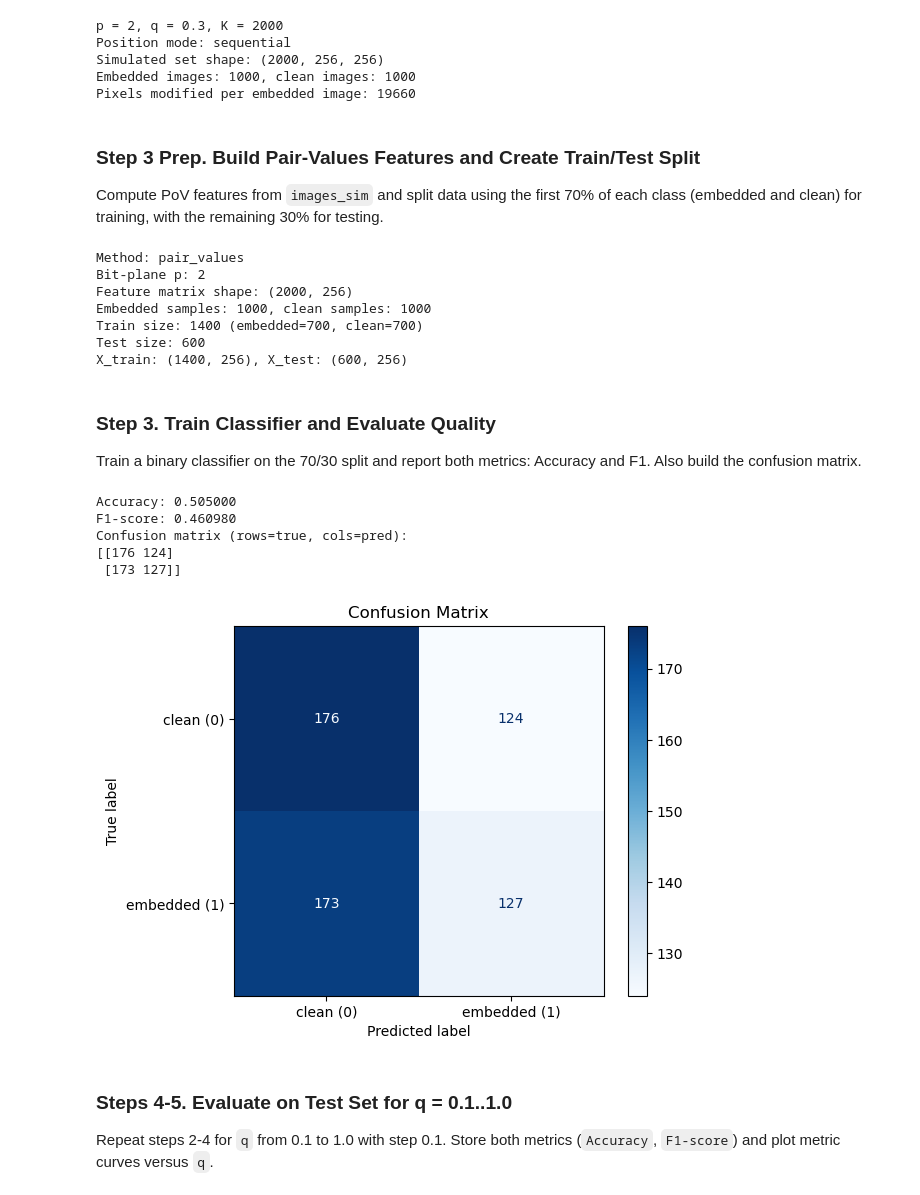
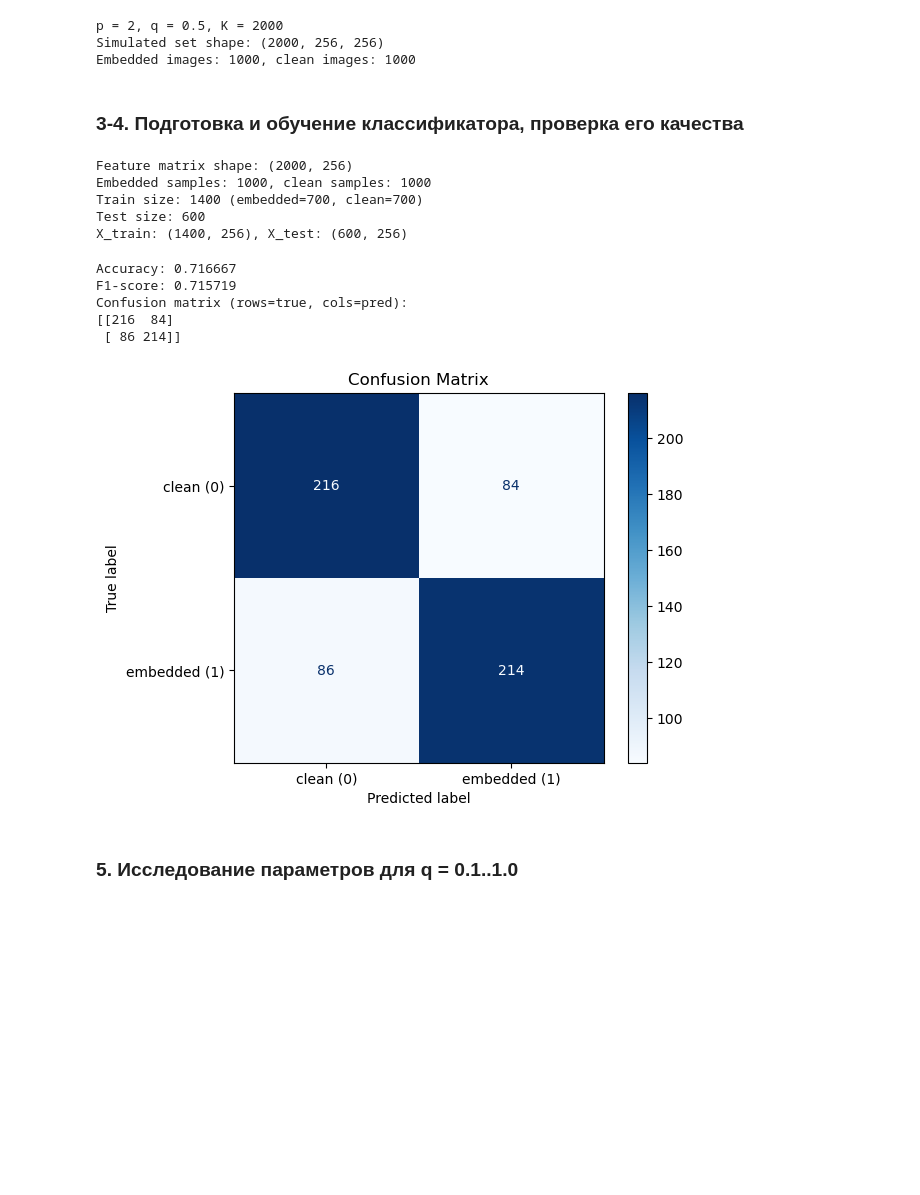
Before and after one commit to ZamotohinaMaria/CVZ, a Jupyter notebook: watermarking-main/labs/lab-4/lab-4.ipynb, the cells around one changed output. Cells and saved outputs as stored; diff of their text form; code cells hidden in the pictures; blank space fills up the shorter version.

```diff
--- a/watermarking-main/labs/lab-4/lab-4.ipynb
+++ b/watermarking-main/labs/lab-4/lab-4.ipynb
@@ -153,46 +139,32 @@ def simulate_lsb_replacement(
     return images_sim, y
 # %%
 BIT_PLANE = 2
-POSITION_MODE = "sequential"
 
-# You can change q and K for experiments
-Q_FILL = 0.3
+Q_FILL = 0.5
 K_IMAGES = images.shape[0]
 
 images_sim, y = simulate_lsb_replacement(
     images=images,
     p=BIT_PLANE,
     q=Q_FILL,
-    K=K_IMAGES,
-    position_mode=POSITION_MODE,
-    seed=42,
+    seed=42
 )
 
 print(f"p = {BIT_PLANE}, q = {Q_FILL}, K = {K_IMAGES}")
-print(f"Position mode: {POSITION_MODE}")
 print(f"Simulated set shape: {images_sim.shape}")
 print(f"Embedded images: {int(y.sum())}, clean images: {int((y == 0).sum())}")
-print(f"Pixels modified per embedded image: {int(np.floor(Q_FILL * images.shape[1] * images.shape[2]))}")
 # %% [output]
-p = 2, q = 0.3, K = 2000
-Position mode: sequential
+p = 2, q = 0.5, K = 2000
 Simulated set shape: (2000, 256, 256)
 Embedded images: 1000, clean images: 1000
-Pixels modified per embedded image: 19660
 # %% [markdown]
-### Step 3 Prep. Build Pair-Values Features and Create Train/Test Split
-Compute PoV features from `images_sim` and split data using the first 70% of each class (embedded and clean) for training, with the remaining 30% for testing.
+### 3-4. Подготовка и обучение классификатора, проверка его качества
 # %%
-if 'images_sim' not in globals() or 'y' not in globals():
-    raise NameError('Run Step 2 simulation cell first to create `images_sim` and `y`.')
+X_features_sim = np.vstack([pair_value_feature_vector(img, p=BIT_PLANE) for img in images_sim])
 
-if 'BIT_PLANE' not in globals():
-    BIT_PLANE = 2
-
-X_features_sim = extract_pair_features(images_sim, p=BIT_PLANE)
-
-embedded_idx = np.where(y == 1)[0]
-clean_idx = np.where(y == 0)[0]
+rng = np.random.default_rng(42)
+embedded_idx = rng.permutation(np.where(y == 1)[0])
+clean_idx = rng.permutation(np.where(y == 0)[0])
 
 n_train_embedded = int(np.floor(0.7 * len(embedded_idx)))
 n_train_clean = int(np.floor(0.7 * len(clean_idx)))
@@ -211,63 +183,46 @@ y_train = y[train_idx]
 X_test = X_features_sim[test_idx]
 y_test = y[test_idx]
 
-print('Method: pair_values')
-print(f'Bit-plane p: {BIT_PLANE}')
 print(f'Feature matrix shape: {X_features_sim.shape}')
 print(f'Embedded samples: {len(embedded_idx)}, clean samples: {len(clean_idx)}')
 print(f'Train size: {len(train_idx)} (embedded={n_train_embedded}, clean={n_train_clean})')
 print(f'Test size: {len(test_idx)}')
 print(f'X_train: {X_train.shape}, X_test: {X_test.shape}')
 # %% [output]
-Method: pair_values
-Bit-plane p: 2
 Feature matrix shape: (2000, 256)
 Embedded samples: 1000, clean samples: 1000
 Train size: 1400 (embedded=700, clean=700)
 Test size: 600
 X_train: (1400, 256), X_test: (600, 256)
-# %% [markdown]
-### Step 3. Train Classifier and Evaluate Quality
-Train a binary classifier on the 70/30 split and report both metrics: Accuracy and F1. Also build the confusion matrix.
 # %%
-from sklearn.pipeline import Pipeline
-from sklearn.preprocessing import StandardScaler
-from sklearn.linear_model import LogisticRegression
-from sklearn.metrics import accuracy_score, f1_score, confusion_matrix, ConfusionMatrixDisplay
-import matplotlib.pyplot as plt
-
-if not all(name in globals() for name in ['X_train', 'y_train', 'X_test', 'y_test']):
-    raise NameError('Run Step 3 prep cell first to create X_train, y_train, X_test, y_test.')
-
 clf = Pipeline([
     ('scaler', StandardScaler()),
     ('model', LogisticRegression(max_iter=2000, random_state=42)),
 ])
 
 clf.fit(X_train, y_train)
 y_pred = clf.predict(X_test)
 
 acc = accuracy_score(y_test, y_pred)
 f1 = f1_score(y_test, y_pred)
 cm = confusion_matrix(y_test, y_pred)
 
 print(f'Accuracy: {acc:.6f}')
 print(f'F1-score: {f1:.6f}')
 print('Confusion matrix (rows=true, cols=pred):')
 print(cm)
 
 disp = ConfusionMatrixDisplay(confusion_matrix=cm, display_labels=['clean (0)', 'embedded (1)'])
 disp.plot(cmap='Blues', values_format='d')
 plt.title('Confusion Matrix')
 plt.show()
 # %% [output]
-Accuracy: 0.505000
-F1-score: 0.460980
+Accuracy: 0.716667
+F1-score: 0.715719
 Confusion matrix (rows=true, cols=pred):
-[[176 124]
- [173 127]]
+[[216  84]
+ [ 86 214]]
-[figure, old version]
+[figure, new version]
 # %% [markdown]
-### Steps 4-5. Evaluate on Test Set for q = 0.1..1.0
-Repeat steps 2-4 for `q` from 0.1 to 1.0 with step 0.1. Store both metrics (`Accuracy`, `F1-score`) and plot metric curves versus `q`.
+### 5. Исследование параметров для q = 0.1..1.0
 # %%
```
Also changed, not shown: parts of 18 cells of this notebook, 4 other files.
